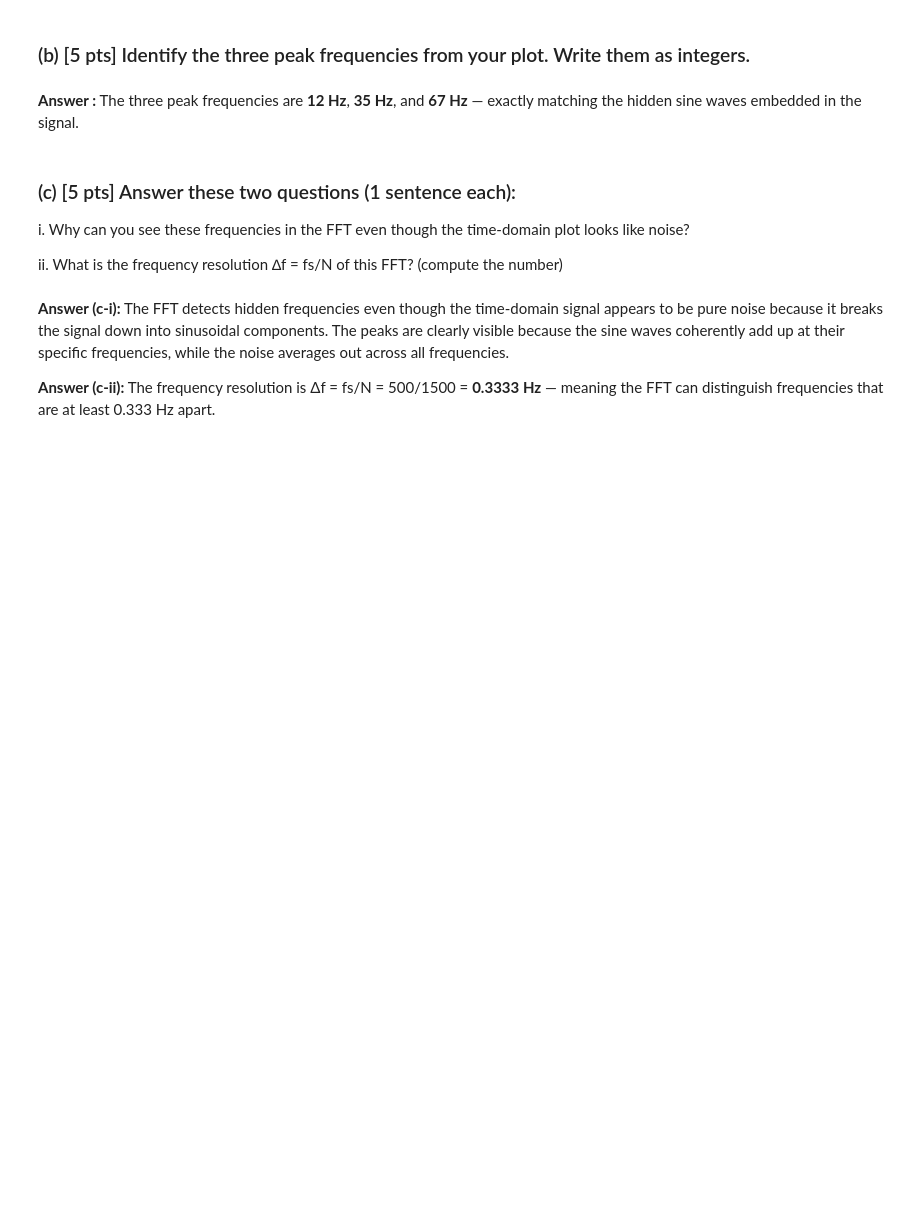
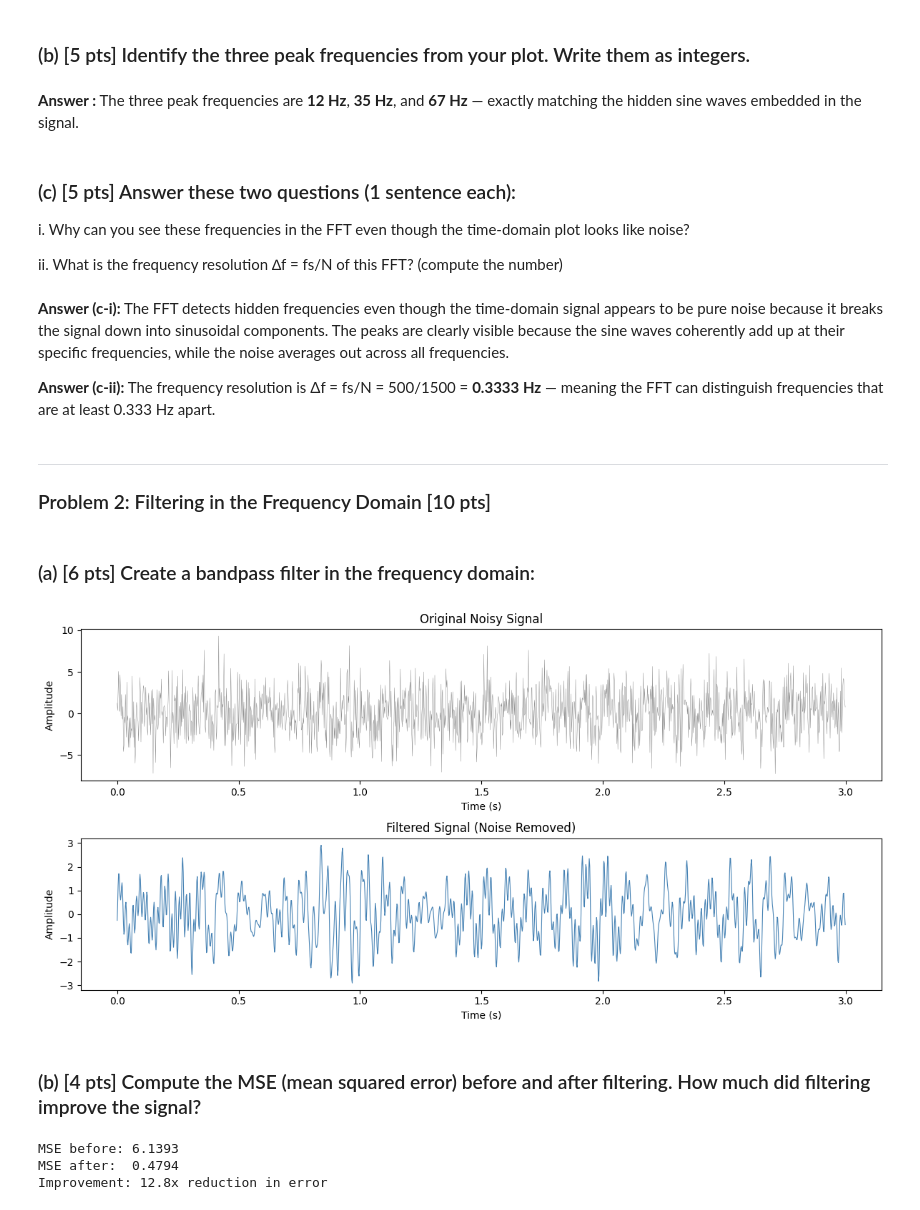
Before and after one commit to arjungiri1234/Spectral-Features-for-Time-Series, a Jupyter notebook: Spectral-features.ipynb, the cells around one changed output. Cells and saved outputs as stored; diff of their text form; code cells hidden in the pictures; blank space fills up the shorter version.

Commit message:
added Part I P2 - frequency domain filtering

```diff
--- a/Spectral-features.ipynb
+++ b/Spectral-features.ipynb
@@ -65,3 +65,55 @@ ii. What is the frequency resolution ∆f = fs/N of this FFT? (compute the numbe
 **Answer (c-i):** The FFT detects hidden frequencies even though the time-domain signal appears to be pure noise because it breaks the signal down into sinusoidal components. The peaks are clearly visible because the sine waves coherently add up at their specific frequencies, while the noise averages out across all frequencies.
 
 **Answer (c-ii):** The frequency resolution is Δf = fs/N = 500/1500 = **0.3333 Hz** — meaning the FFT can distinguish frequencies that are at least 0.333 Hz apart.
+# %% [markdown]
+---
+### Problem 2: Filtering in the Frequency Domain [10 pts]
+# %% [markdown]
+### (a)  [6 pts] Create a bandpass filter in the frequency domain:
+# %%
+
+X = fft(x)
+freqs_full = fftfreq(N, 1/fs)
+
+# Create mask: 1 near the 3 frequencies, 0 elsewhere
+mask = np.zeros(N)
+for f_target in [12, 35, 67]:
+    mask[np.abs(np.abs(freqs_full) - f_target) < 3] = 1
+
+X_filtered = X * mask
+x_clean = np.real(np.fft.ifft(X_filtered))
+
+# Plot original and filtered in two subplots
+fig, axes = plt.subplots(2, 1, figsize=(12, 6))
+
+axes[0].plot(t, x, linewidth=0.3, color='gray')
+axes[0].set_title('Original Noisy Signal')
+axes[0].set_xlabel('Time (s)')
+axes[0].set_ylabel('Amplitude')
+
+axes[1].plot(t, x_clean, linewidth=0.8, color='steelblue')
+axes[1].set_title('Filtered Signal (Noise Removed)')
+axes[1].set_xlabel('Time (s)')
+axes[1].set_ylabel('Amplitude')
+
+plt.tight_layout()
+plt.show()
+# %% [output]
+[figure, added]
+# %% [markdown]
+### (b) [4 pts] Compute the MSE (mean squared error) before and after filtering. How much did filtering improve the signal?
+# %%
+
+x_true = (1.0*np.sin(2*np.pi*12*t) + 0.6*np.sin(2*np.pi*35*t)
+          + 0.4*np.sin(2*np.pi*67*t))
+
+mse_before = np.mean((x - x_true)**2)
+mse_after  = np.mean((x_clean - x_true)**2)
+
+print(f'MSE before: {mse_before:.4f}')
+print(f'MSE after:  {mse_after:.4f}')
+print(f'Improvement: {mse_before/mse_after:.1f}x reduction in error')
+# %% [output]
+MSE before: 6.1393
+MSE after:  0.4794
+Improvement: 12.8x reduction in error
```
